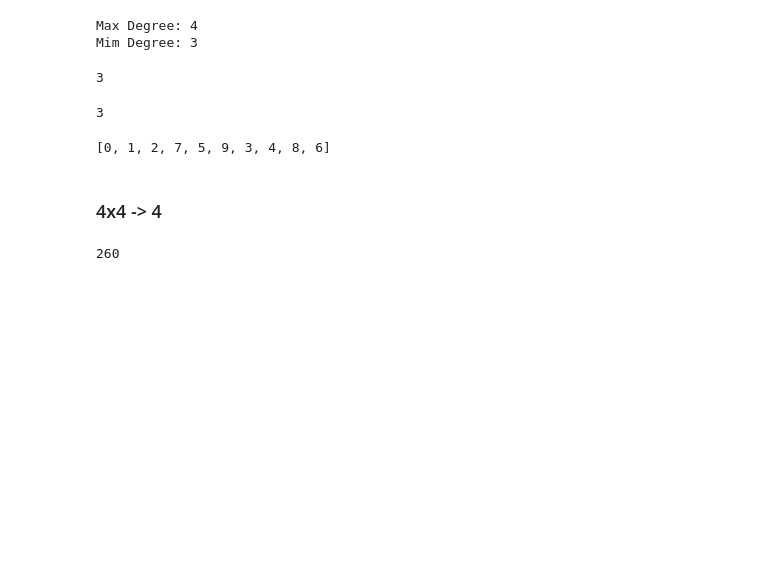
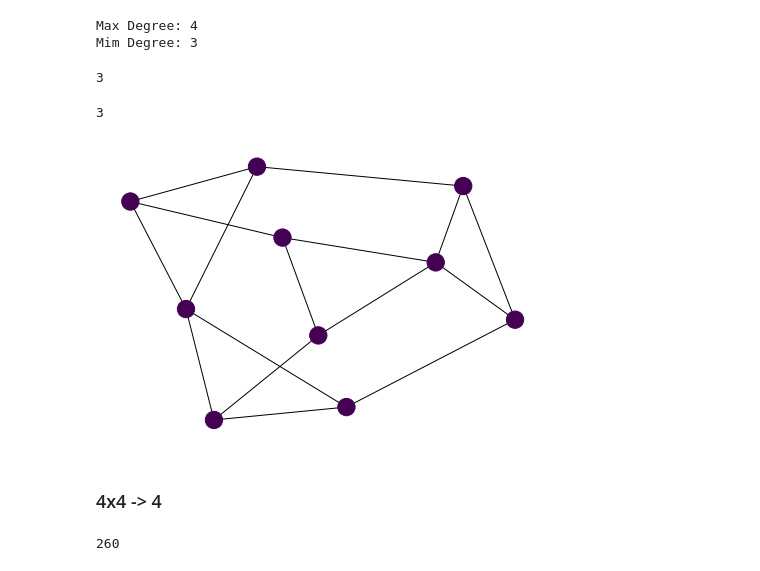
Before and after one commit to vrdi/metagraph-visualizations, a Jupyter notebook: metagraph.ipynb, the cells around one changed output. Drawn from its saved outputs; the diff is of its cells as text; code cells hidden in the pictures; blank space fills up the shorter version.

```diff
--- a/metagraph.ipynb
+++ b/metagraph.ipynb
@@ -104,10 +122,11 @@ nx.radius(graph)
 nx.diameter(graph)
 # %% [output]
 3
-# %%
-nx.center(graph)
-# %% [output]
-[0, 1, 2, 7, 5, 9, 3, 4, 8, 6]
+# %%
+nx.draw(graph,
+        node_color=[n in nx.center(graph) for n in graph.nodes()])
+# %% [output]
+[figure, added]
 # %% [markdown]
 ### 4x4 -> 4
 # %%
```
Also changed, not shown: parts of 24 cells of this notebook.
